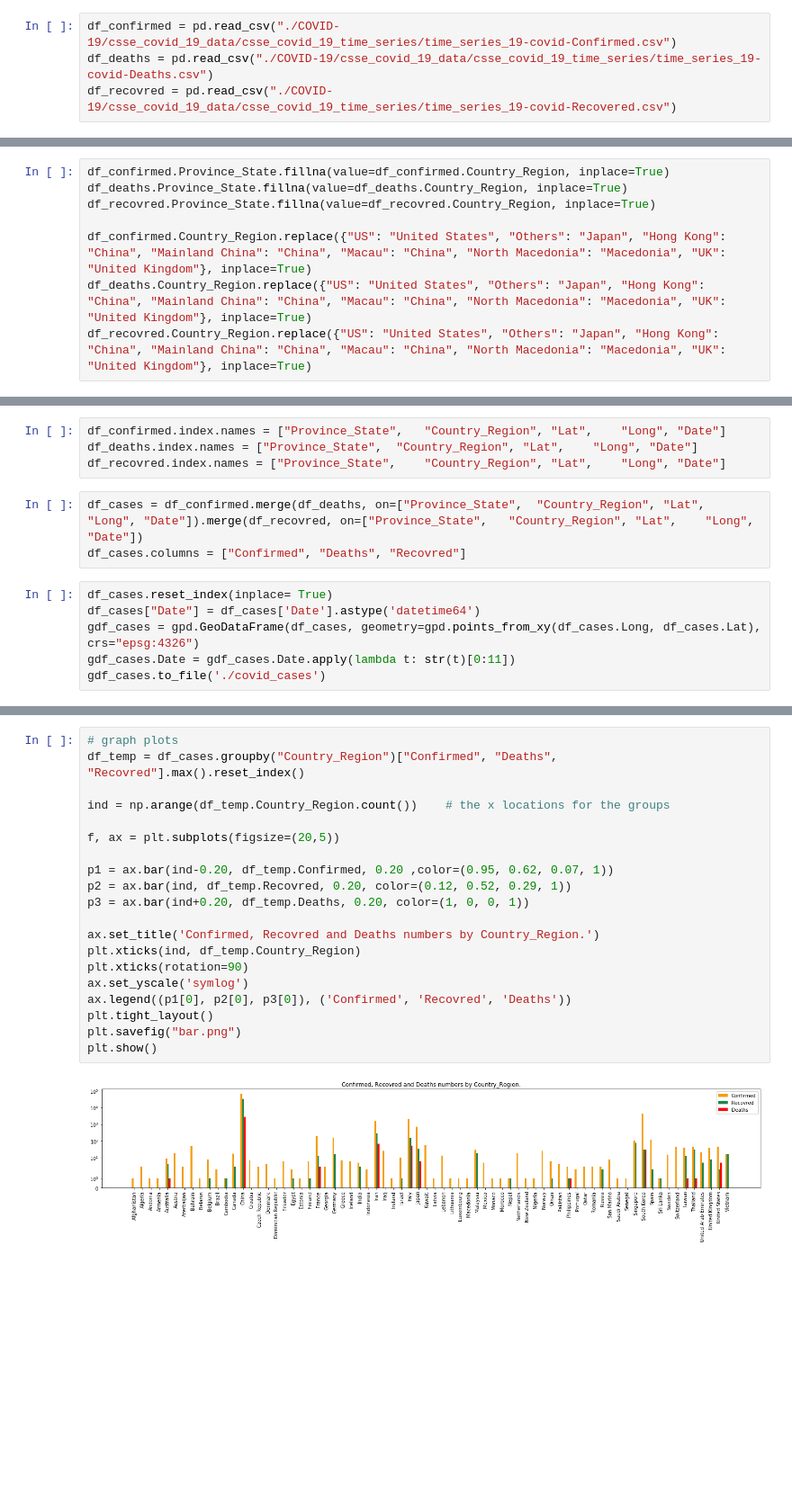
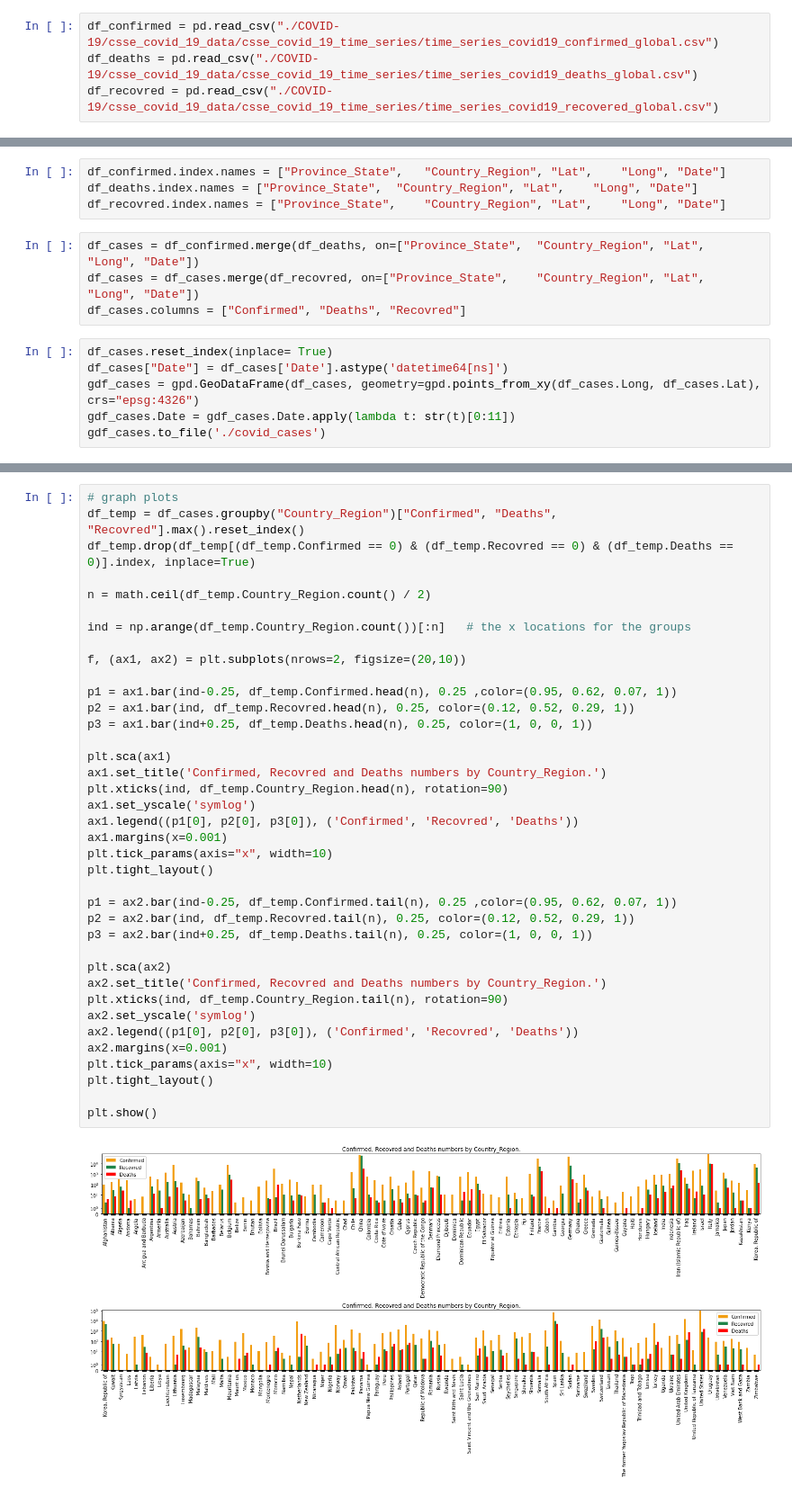
Before and after one commit to MhamedBendenia/ArcGIS-COVID-19, a Jupyter notebook: COVID_19.ipynb, the cells around one changed output, grey strips where cells are left out. Shown at 90% size. Saved outputs shown, nothing was run; the diff lists cells and outputs as text; blank space fills up the shorter version.

Commit message:
COVID-19 Classification-Prediction-Visualisation

```diff
--- a/COVID_19.ipynb
+++ b/COVID_19.ipynb
@@ -46,18 +46,10 @@ from pandas.plotting import register_matplotlib_converters
 
 register_matplotlib_converters()
 # %%
-df_confirmed = pd.read_csv("./COVID-19/csse_covid_19_data/csse_covid_19_time_series/time_series_19-covid-Confirmed.csv")
-df_deaths = pd.read_csv("./COVID-19/csse_covid_19_data/csse_covid_19_time_series/time_series_19-covid-Deaths.csv")
-df_recovred = pd.read_csv("./COVID-19/csse_covid_19_data/csse_covid_19_time_series/time_series_19-covid-Recovered.csv")
+df_confirmed = pd.read_csv("./COVID-19/csse_covid_19_data/csse_covid_19_time_series/time_series_covid19_confirmed_global.csv")
+df_deaths = pd.read_csv("./COVID-19/csse_covid_19_data/csse_covid_19_time_series/time_series_covid19_deaths_global.csv")
+df_recovred = pd.read_csv("./COVID-19/csse_covid_19_data/csse_covid_19_time_series/time_series_covid19_recovered_global.csv")
 # %%
 df_confirmed = df_confirmed.rename(columns={"Province/State": "Province_State", "Country/Region": "Country_Region"})
 df_deaths = df_deaths.rename(columns={"Province/State": "Province_State", "Country/Region": "Country_Region"})
 df_recovred = df_recovred.rename(columns={"Province/State": "Province_State", "Country/Region": "Country_Region"})
-# %%
-df_confirmed.Province_State.fillna(value=df_confirmed.Country_Region, inplace=True)
-df_deaths.Province_State.fillna(value=df_deaths.Country_Region, inplace=True)
-df_recovred.Province_State.fillna(value=df_recovred.Country_Region, inplace=True)
-
-df_confirmed.Country_Region.replace({"US": "United States", "Others": "Japan", "Hong Kong": "China", "Mainland China": "China", "Macau": "China", "North Macedonia": "Macedonia", "UK": "United Kingdom"}, inplace=True)
-df_deaths.Country_Region.replace({"US": "United States", "Others": "Japan", "Hong Kong": "China", "Mainland China": "China", "Macau": "China", "North Macedonia": "Macedonia", "UK": "United Kingdom"}, inplace=True)
-df_recovred.Country_Region.replace({"US": "United States", "Others": "Japan", "Hong Kong": "China", "Mainland China": "China", "Macau": "China", "North Macedonia": "Macedonia", "UK": "United Kingdom"}, inplace=True)
@@ -70,11 +84,12 @@ df_confirmed.index.names = ["Province_State",	"Country_Region", "Lat",	"Long", "
 df_deaths.index.names = ["Province_State",	"Country_Region", "Lat",	"Long", "Date"]
 df_recovred.index.names = ["Province_State",	"Country_Region", "Lat",	"Long", "Date"]
 # %%
-df_cases = df_confirmed.merge(df_deaths, on=["Province_State",	"Country_Region", "Lat",	"Long", "Date"]).merge(df_recovred, on=["Province_State",	"Country_Region", "Lat",	"Long", "Date"])
+df_cases = df_confirmed.merge(df_deaths, on=["Province_State",	"Country_Region", "Lat",	"Long", "Date"])
+df_cases = df_cases.merge(df_recovred, on=["Province_State",	"Country_Region", "Lat",	"Long", "Date"])
 df_cases.columns = ["Confirmed", "Deaths", "Recovred"]
 # %%
 df_cases.reset_index(inplace= True)
-df_cases["Date"] = df_cases['Date'].astype('datetime64')
+df_cases["Date"] = df_cases['Date'].astype('datetime64[ns]')
 gdf_cases = gpd.GeoDataFrame(df_cases, geometry=gpd.points_from_xy(df_cases.Long, df_cases.Lat), crs="epsg:4326")
 gdf_cases.Date = gdf_cases.Date.apply(lambda t: str(t)[0:11])
 gdf_cases.to_file('./covid_cases')
@@ -84,24 +96,42 @@ gdf_cases.to_file('./covid_cases')
 # %%
 # graph plots
 df_temp = df_cases.groupby("Country_Region")["Confirmed", "Deaths", "Recovred"].max().reset_index()
+df_temp.drop(df_temp[(df_temp.Confirmed == 0) & (df_temp.Recovred == 0) & (df_temp.Deaths == 0)].index, inplace=True)
 
-ind = np.arange(df_temp.Country_Region.count())    # the x locations for the groups
+n = math.ceil(df_temp.Country_Region.count() / 2)
 
-f, ax = plt.subplots(figsize=(20,5))
+ind = np.arange(df_temp.Country_Region.count())[:n]   # the x locations for the groups
 
-p1 = ax.bar(ind-0.20, df_temp.Confirmed, 0.20 ,color=(0.95, 0.62, 0.07, 1))
-p2 = ax.bar(ind, df_temp.Recovred, 0.20, color=(0.12, 0.52, 0.29, 1))
-p3 = ax.bar(ind+0.20, df_temp.Deaths, 0.20, color=(1, 0, 0, 1))
+f, (ax1, ax2) = plt.subplots(nrows=2, figsize=(20,10))
 
-ax.set_title('Confirmed, Recovred and Deaths numbers by Country_Region.')
-plt.xticks(ind, df_temp.Country_Region)
-plt.xticks(rotation=90)
-ax.set_yscale('symlog')
-ax.legend((p1[0], p2[0], p3[0]), ('Confirmed', 'Recovred', 'Deaths'))
+p1 = ax1.bar(ind-0.25, df_temp.Confirmed.head(n), 0.25 ,color=(0.95, 0.62, 0.07, 1))
+p2 = ax1.bar(ind, df_temp.Recovred.head(n), 0.25, color=(0.12, 0.52, 0.29, 1))
+p3 = ax1.bar(ind+0.25, df_temp.Deaths.head(n), 0.25, color=(1, 0, 0, 1))
+
+plt.sca(ax1)
+ax1.set_title('Confirmed, Recovred and Deaths numbers by Country_Region.')
+plt.xticks(ind, df_temp.Country_Region.head(n), rotation=90)
+ax1.set_yscale('symlog')
+ax1.legend((p1[0], p2[0], p3[0]), ('Confirmed', 'Recovred', 'Deaths'))
+ax1.margins(x=0.001)
+plt.tick_params(axis="x", width=10)
 plt.tight_layout()
-plt.savefig("bar.png")
+
+p1 = ax2.bar(ind-0.25, df_temp.Confirmed.tail(n), 0.25 ,color=(0.95, 0.62, 0.07, 1))
+p2 = ax2.bar(ind, df_temp.Recovred.tail(n), 0.25, color=(0.12, 0.52, 0.29, 1))
+p3 = ax2.bar(ind+0.25, df_temp.Deaths.tail(n), 0.25, color=(1, 0, 0, 1))
+
+plt.sca(ax2)
+ax2.set_title('Confirmed, Recovred and Deaths numbers by Country_Region.')
+plt.xticks(ind, df_temp.Country_Region.tail(n), rotation=90)
+ax2.set_yscale('symlog')
+ax2.legend((p1[0], p2[0], p3[0]), ('Confirmed', 'Recovred', 'Deaths'))
+ax2.margins(x=0.001)
+plt.tick_params(axis="x", width=10)
+plt.tight_layout()
+
 plt.show()
 # %% [output]
-[figure, old version]
+[figure, new version]
 # %%
 # stackplot
```
Also changed, not shown: parts of 24 cells of this notebook.
